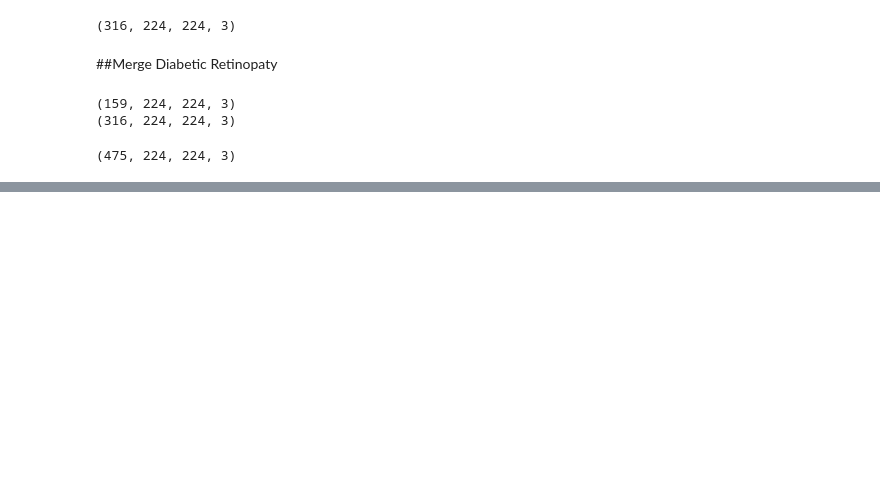
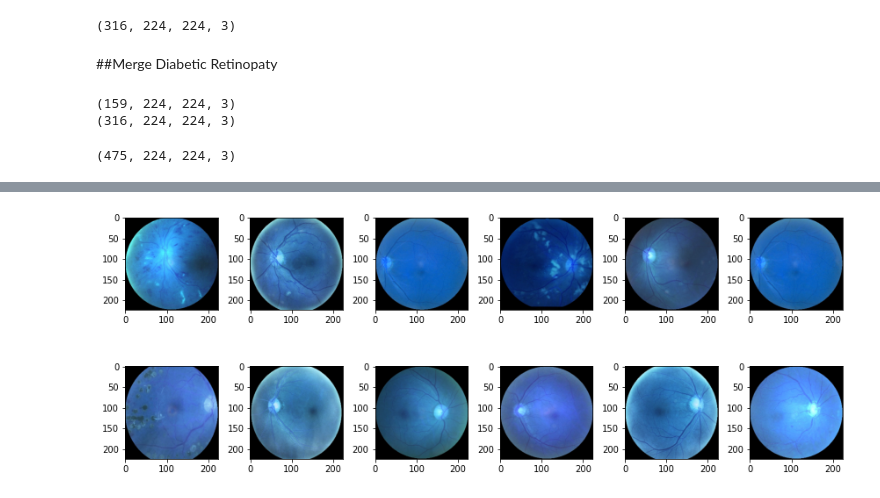
Before and after one commit to Barcelona-Technology-School/InnoSpark-edir, a Jupyter notebook: ML first attempt/MergedDatasets.ipynb, the cells around one changed output, grey strips where cells are left out. Drawn from its saved outputs; the diff is of its cells as text; code cells hidden in the pictures; blank space fills up the shorter version.

```diff
--- a/ML first attempt/MergedDatasets.ipynb
+++ b/ML first attempt/MergedDatasets.ipynb
@@ -373,0 +403,11 @@ dr_images.shape
+# %%
+plt.figure(figsize=(12,5))
+for i in range(12):
+    sample = random.choice(range(len(image_hyp1)))
+    image = image_hyp1[sample]
+    plt.subplot(2,6,i+1)
+    plt.imshow(image)
+    #plt.xlabel(label)
+plt.tight_layout()
+# %% [output]
+[figure, added]
```
Also changed, not shown: parts of 56 cells of this notebook.
